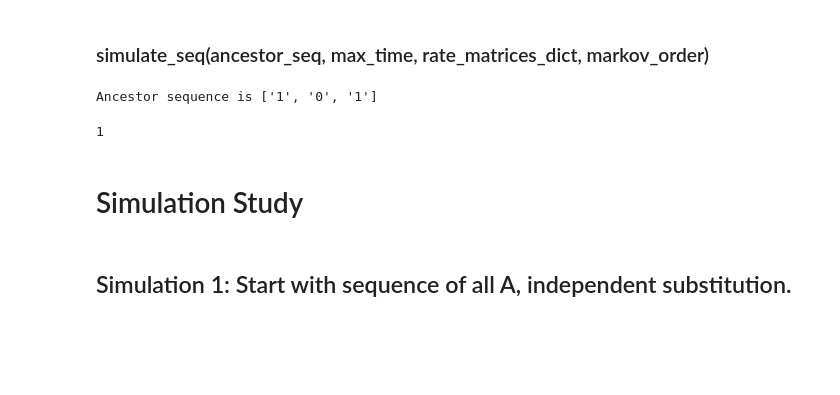
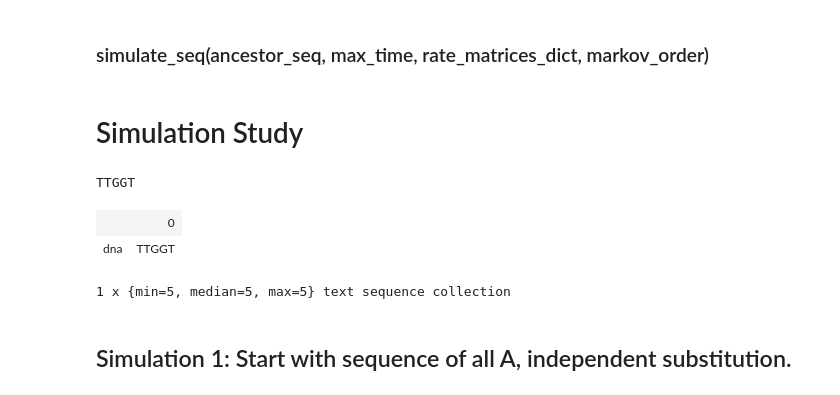
Before and after one commit to GavinHuttley/PuningAnalysis, a Jupyter notebook: src/simulation/DSA4199_DNA_Simulation_processed_doc.ipynb, the cells around one changed output. Drawn from its saved outputs; the diff is of its cells as text; code cells hidden in the pictures; blank space fills up the shorter version.

Commit message:
some modification on WTS to make it compatible to cogent3 variables and some work for write it as a cogent3 app

```diff
--- a/src/simulation/DSA4199_DNA_Simulation_processed_doc.ipynb
+++ b/src/simulation/DSA4199_DNA_Simulation_processed_doc.ipynb
@@ -338,6 +516,33 @@ def update_waiting_times(DNA_seq, Q_dict, waiting_times, min_position, min_time,
 # Q_dict = generate_rate_matrices(1)
 # waiting_times, min_position, min_time = initialize_waiting_times(ancestor_seq, Q_dict, 1)
 # update_waiting_times(ancestor_seq, Q_dict, waiting_times, min_position, min_time, 1)
+# %%
+def update_waiting_times_iid_cogent3(DNA_seq: Sequence, Q: DictArrayTemplate, waiting_times: np.ndarray, min_position: tuple, min_time: float) -> tuple:
+    """
+    Update waiting times for DNA sequence substitution.
+
+    Input:
+        DNA_seq (cogent3.core.sequence.Sequence): The DNA sequence.
+        Q (DictArray): A DictArrayTemplate representing the rate matrix for DNA substitution.
+        waiting_times (np.ndarray): An array containing waiting times for DNA sequence substitution.
+        min_position (tuple): A tuple containing the position of the base with the smallest substitution time.
+        min_time (float): The minimum time needed for the next substitution.
+
+    Output:
+        tuple: A tuple containing the updated waiting times, the position of the base with the new smallest substitution time,
+               and the new minimum time needed for the next substitution.
+    """
+
+    seq_index = min_position[0] # obtain the index of the current base that is about to be substituted in the sequence
+    new_base = min_position[1] # obtain the new base that is going to substitute the current base
+
+    seq_list = list(DNA_seq)
+    seq_list[seq_index] = new_base
+    DNA_seq = make_seq(str(''.join(seq_list)))
+
+    waiting_times, min_position, min_time = initialize_waiting_times_iid_cogent3(DNA_seq, Q)
+
+    return waiting_times, min_position, min_time
 # %% [markdown]
 ### simulate_seq(ancestor_seq, max_time, rate_matrices_dict, markov_order)
 # %%
@@ -385,17 +590,3 @@ def simulate_seq(ancestor_seq, max_time, rate_matrices_dict, markov_order):
 # max_time = 0.2
 # rate_matrices_dict = generate_rate_matrices(order)
 # simulate_seq(ancestor_seq,max_time,rate_matrices_dict,order)
-# %%
-# Example usage:
-ancestor_seq = generate_ancestor(3)
-print(f"Ancestor sequence is {ancestor_seq}")
-order = 0
-max_time = 0.3
-rate_matrices_dict = generate_rate_matrices(order)
-# %% [output]
-Ancestor sequence is ['1', '0', '1']
-# %%
-a = simulate_seq(ancestor_seq,max_time,rate_matrices_dict,order)
-len(a[1])
-# %% [output]
-1
@@ -402,5 +630,19 @@ len(a[1])
 # %% [markdown]
 # Simulation Study
+# %%
+
+# Example usage:
+ancestor_seq = generate_ancestor_cogent3(5)
+print(ancestor_seq)
+max_time = 0.2
+rate_matrix = generate_rate_matrix_cogent3()
+result = simulate_seq_iid_cogent3(ancestor_seq,max_time,rate_matrix)
+result
+# %% [output]
+TTGGT
+|  | 0 |
+| dna | TTGGT |
+1 x {min=5, median=5, max=5} text sequence collection
 # %%
 def generate_stats(theo_df, sim_df):
     """
```
Also changed, not shown: parts of 12 cells of this notebook, 3 other files.
